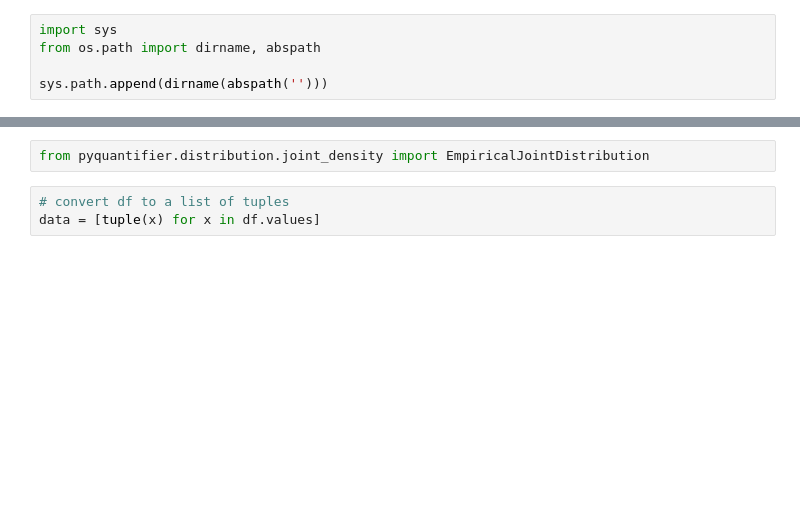
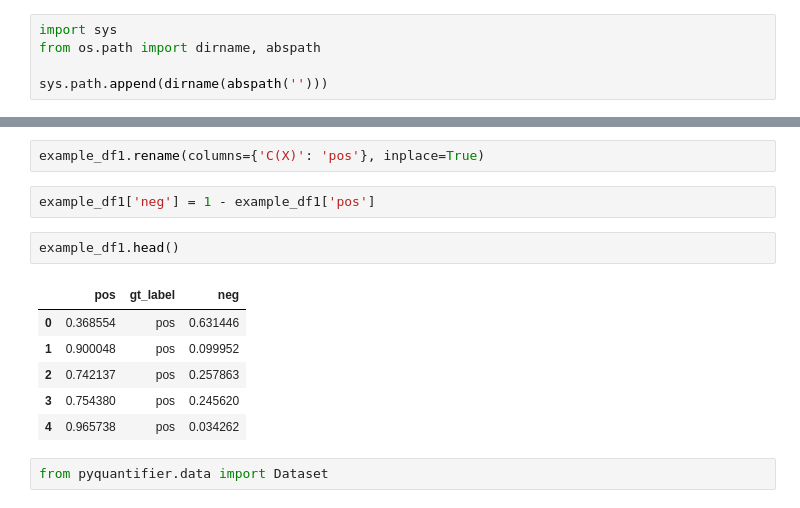
Before and after one commit to avalanchesiqi/pyquantifier, a Jupyter notebook: icwsm_tutorial/1-Generate-Joint-Distribution.ipynb, the cells around one changed output, grey strips where cells are left out. Saved outputs shown, nothing was run; the diff lists cells and outputs as text; blank space fills up the shorter version.

```diff
--- a/icwsm_tutorial/1-Generate-Joint-Distribution.ipynb
+++ b/icwsm_tutorial/1-Generate-Joint-Distribution.ipynb
@@ -16,8 +16,18 @@ df.head()
 | 2 | 0.742137 | pos |
 | 3 | 0.754380 | pos |
 | 4 | 0.965738 | pos |
+# %%
+example_df1.rename(columns={'C(X)': 'pos'}, inplace=True)
+# %%
+example_df1['neg'] = 1 - example_df1['pos']
+# %%
+example_df1.head()
+# %% [output]
+|  | pos | gt_label | neg |
+| 0 | 0.368554 | pos | 0.631446 |
+| 1 | 0.900048 | pos | 0.099952 |
+| 2 | 0.742137 | pos | 0.257863 |
+| 3 | 0.754380 | pos | 0.245620 |
+| 4 | 0.965738 | pos | 0.034262 |
 # %%
-from pyquantifier.distribution.joint_density import EmpiricalJointDistribution
+from pyquantifier.data import Dataset
-# %%
-# convert df to a list of tuples
-data = [tuple(x) for x in df.values]
```
Also changed, not shown: parts of 5 cells of this notebook, 1 other file.
